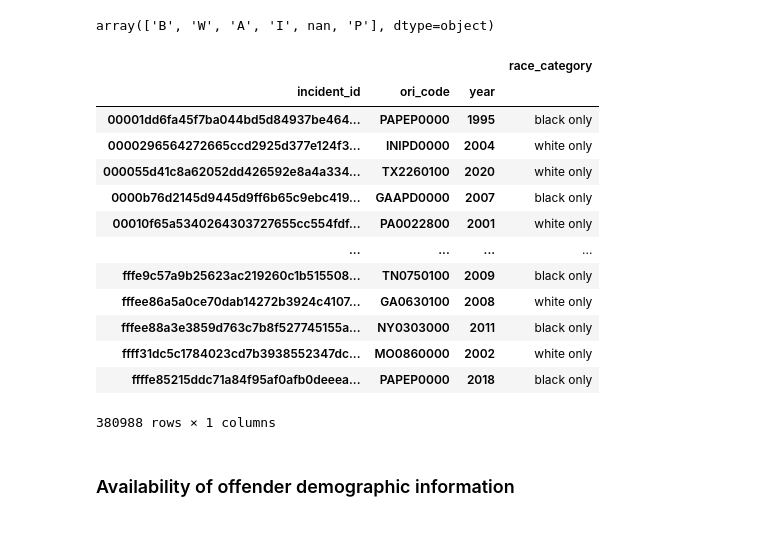
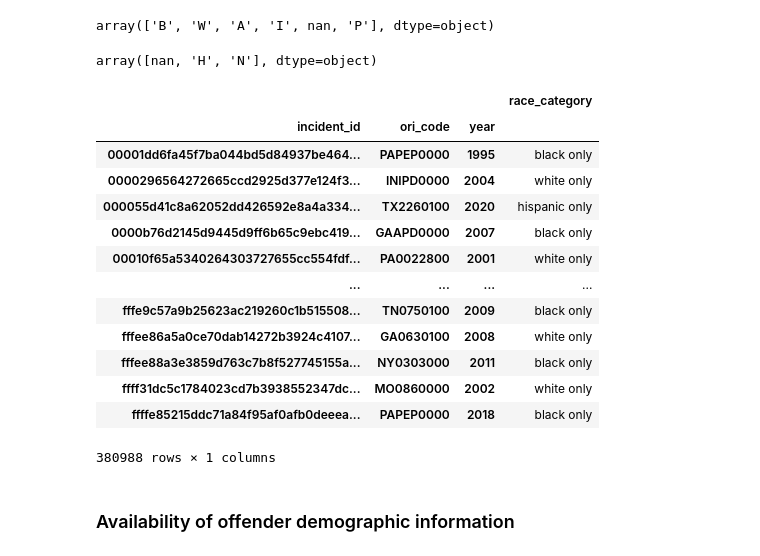
Before and after one commit to cbs-news-data/homicide-clearance-fbi-data, a Jupyter notebook: notebook/shr/src/shr.ipynb, the cells around one changed output. Drawn from its saved outputs; the diff is of its cells as text; code cells hidden in the pictures.

```diff
--- a/notebook/shr/src/shr.ipynb
+++ b/notebook/shr/src/shr.ipynb
@@ -89,28 +89,38 @@ Get a dataframe containing one row per incident with victim demographic data inc
 victims.victim_race.unique()
 # %% [output]
 array(['B', 'W', 'A', 'I', nan, 'P'], dtype=object)
+# %%
+victims.victim_ethnicity.unique()
+# %% [output]
+array([nan, 'H', 'N'], dtype=object)
 # %%
 victim_info = (
     victims.groupby(GB_COLS)
-    .victim_race.apply(
-        lambda vals: "white only"
-        if all(v == "W" for v in vals)
+    .apply(
+        lambda group: "hispanic only"
+        if all(v == "H" for v in group.victim_ethnicity)
+        else "white only"
+        if all(v == "W" for v in group.victim_race)
         else "black only"
-        if all(v == "B" for v in vals)
+        if all(v == "B" for v in group.victim_race)
         else "mixed white and black"
-        if any(v == "W" for v in vals) and any(v == "B" for v in vals)
+        if any(v == "W" for v in group.victim_race)
+        and any(v == "B" for v in group.victim_race)
         else "other"
+        if all(v in ["A", "I", "P"] for v in group.victim_race)
+        else "two or more races" if len(list(set(group.victim_race))) > 1
+        else "unknown/no race data"
     )
     .to_frame("race_category")
 )
 
 victim_info
 # %% [output]
 |  |  |  | race_category |
 | incident_id | ori_code | year |  |
 | 00001dd6fa45f7ba044bd5d84937be464... | PAPEP0000 | 1995 | black only |
 | 0000296564272665ccd2925d377e124f3... | INIPD0000 | 2004 | white only |
-| 000055d41c8a62052dd426592e8a4a334... | TX2260100 | 2020 | white only |
+| 000055d41c8a62052dd426592e8a4a334... | TX2260100 | 2020 | hispanic only |
 | 0000b76d2145d9445d9ff6b65c9ebc419... | GAAPD0000 | 2007 | black only |
 | 00010f65a5340264303727655cc554fdf... | PA0022800 | 2001 | white only |
 | ... | ... | ... | ... |
```
Also changed, not shown: parts of 13 cells of this notebook.
